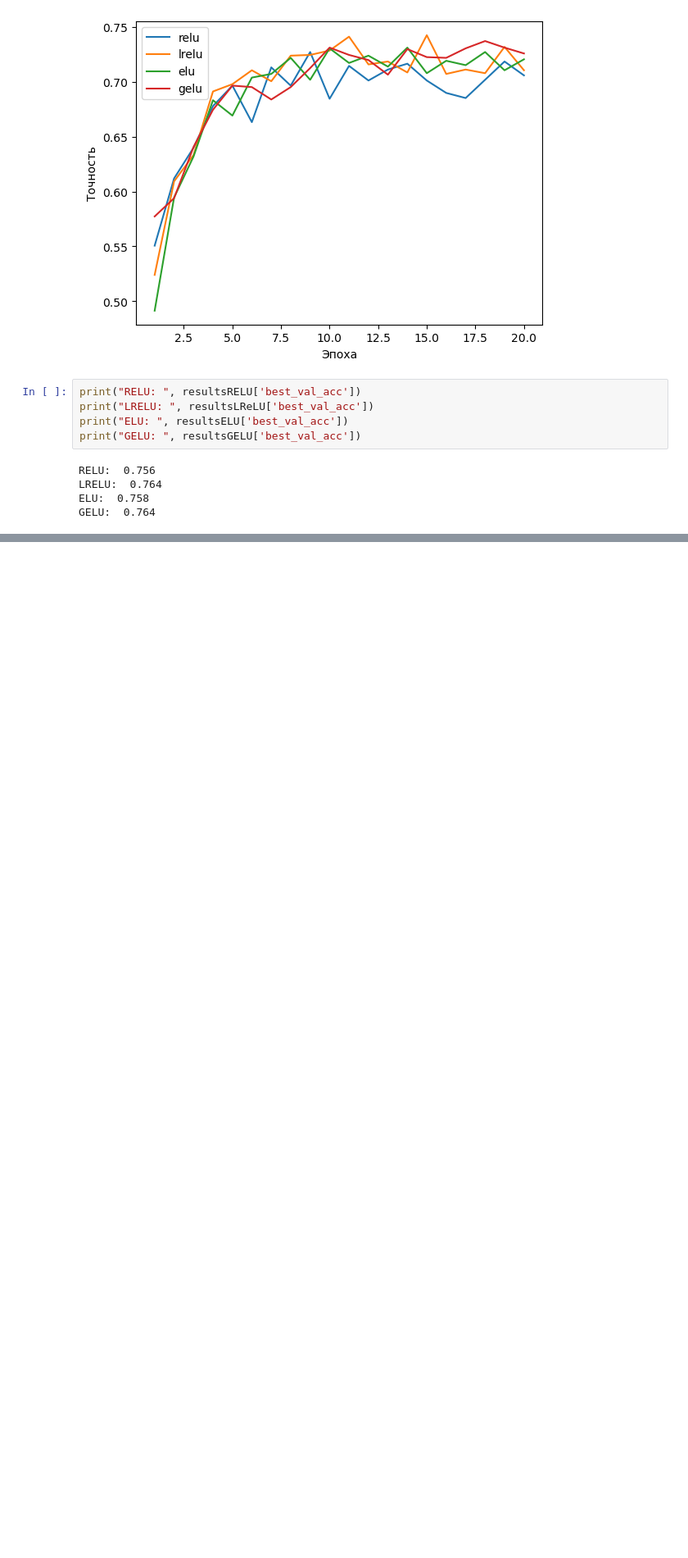
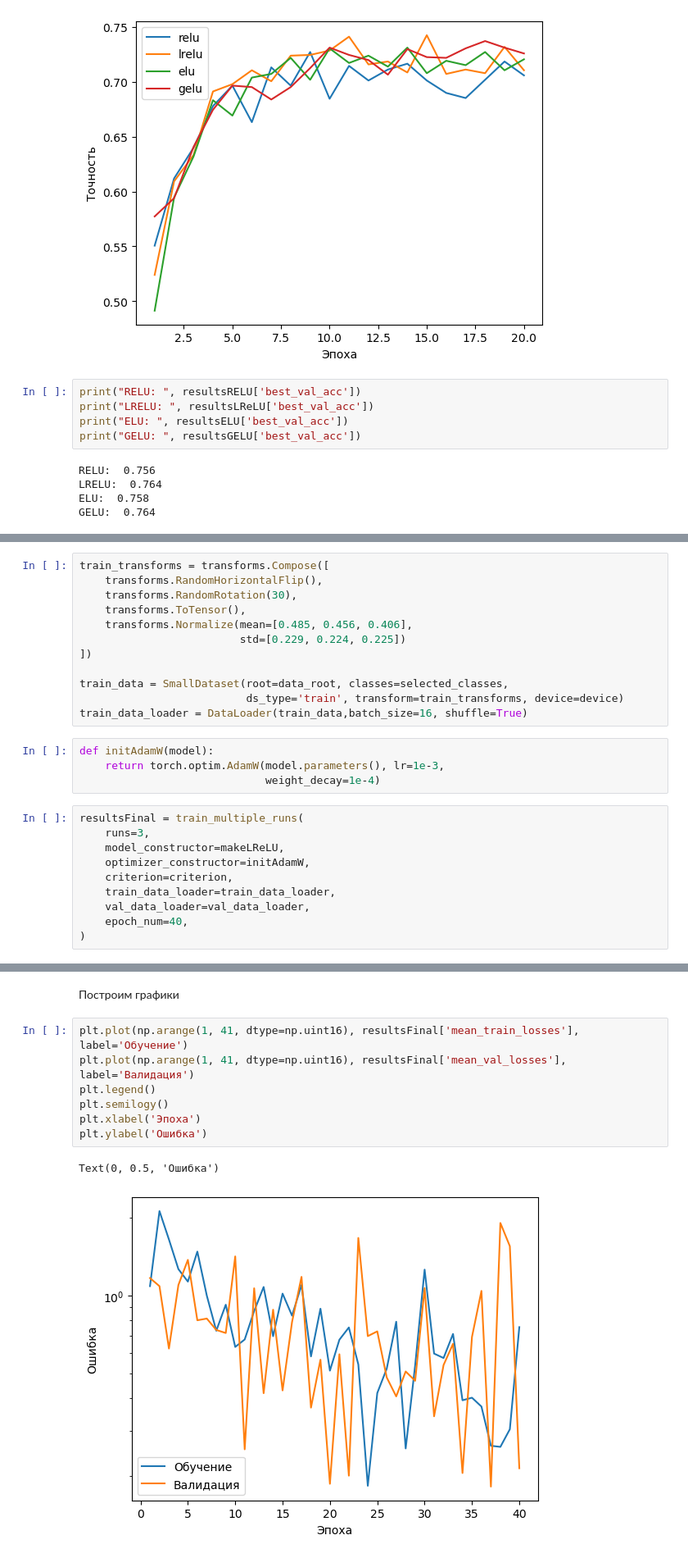
Before and after one commit to EHAT32/cv-masters-2025-fall, a Jupyter notebook: hw2.ipynb, the cells around one changed output, grey strips where cells are left out. Shown at 82% size. Cells and saved outputs as stored; diff of their text form; blank space fills up the shorter version.

```diff
--- a/hw2.ipynb
+++ b/hw2.ipynb
@@ -1092,0 +1101,26 @@ GELU:  0.764
+# %%
+train_transforms = transforms.Compose([
+    transforms.RandomHorizontalFlip(),
+    transforms.RandomRotation(30),
+    transforms.ToTensor(),
+    transforms.Normalize(mean=[0.485, 0.456, 0.406],
+                         std=[0.229, 0.224, 0.225])
+])
+
+train_data = SmallDataset(root=data_root, classes=selected_classes,
+                          ds_type='train', transform=train_transforms, device=device)
+train_data_loader = DataLoader(train_data,batch_size=16, shuffle=True)
+# %%
+def initAdamW(model):
+    return torch.optim.AdamW(model.parameters(), lr=1e-3,
+                             weight_decay=1e-4)
+# %%
+resultsFinal = train_multiple_runs(
+    runs=3,
+    model_constructor=makeLReLU,
+    optimizer_constructor=initAdamW,
+    criterion=criterion,
+    train_data_loader=train_data_loader,
+    val_data_loader=val_data_loader,
+    epoch_num=40,
+)
@@ -1092,0 +1131,12 @@ GELU:  0.764
+# %% [markdown]
+Построим графики
+# %%
+plt.plot(np.arange(1, 41, dtype=np.uint16), resultsFinal['mean_train_losses'], label='Обучение')
+plt.plot(np.arange(1, 41, dtype=np.uint16), resultsFinal['mean_val_losses'], label='Валидация')
+plt.legend()
+plt.semilogy()
+plt.xlabel('Эпоха')
+plt.ylabel('Ошибка')
+# %% [output]
+Text(0, 0.5, 'Ошибка')
+[figure, added]
```
Also changed, not shown: parts of 14 cells of this notebook.
